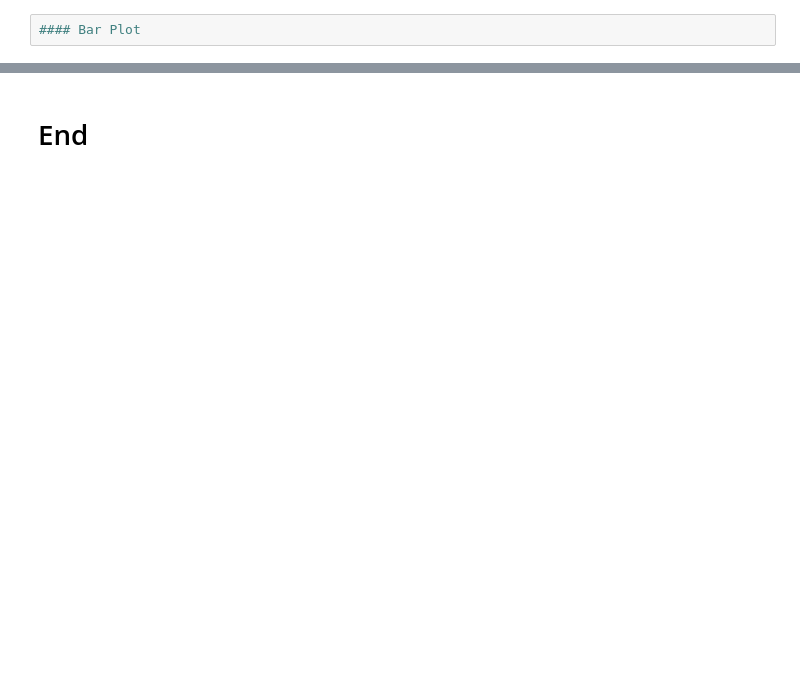
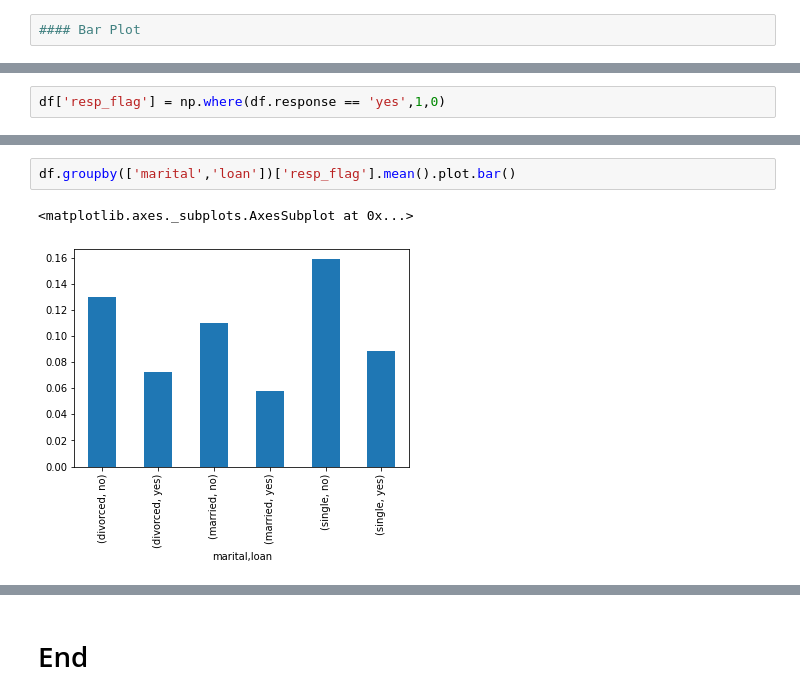
Before and after one commit to datagrad/EDA-of-Bank-Telemarketing-Campaign, a Jupyter notebook: Bank_TeleMarketing_Campaign_EDA.ipynb, the cells around one changed output, grey strips where cells are left out. Saved outputs shown, nothing was run; the diff lists cells and outputs as text; blank space fills up the shorter version.

```diff
--- a/Bank_TeleMarketing_Campaign_EDA.ipynb
+++ b/Bank_TeleMarketing_Campaign_EDA.ipynb
@@ -1165,0 +1250,2 @@ plt.show()
+# %%
+df['resp_flag'] = np.where(df.response == 'yes',1,0)
@@ -1165,0 +1289,5 @@ plt.show()
+# %%
+df.groupby(['marital','loan'])['resp_flag'].mean().plot.bar()
+# %% [output]
+<matplotlib.axes._subplots.AxesSubplot at 0x...>
+[figure, added]
```
Also changed, not shown: parts of 39 cells of this notebook.
